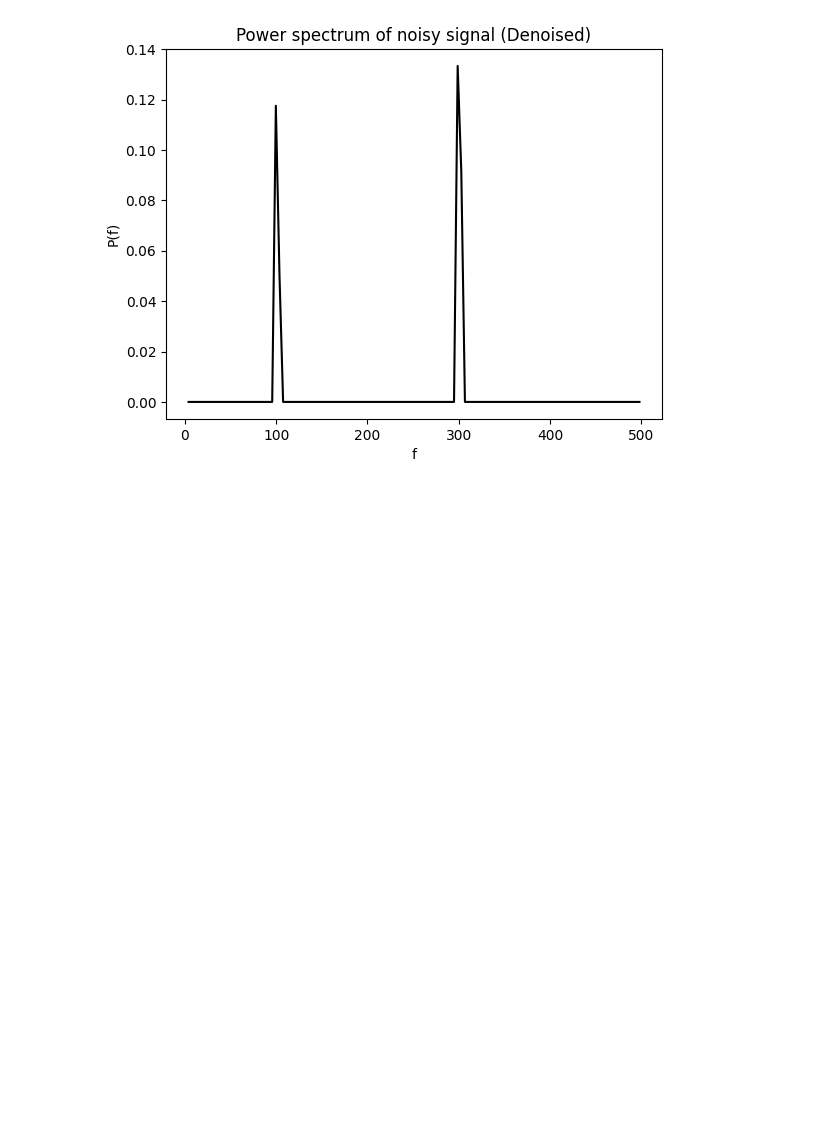
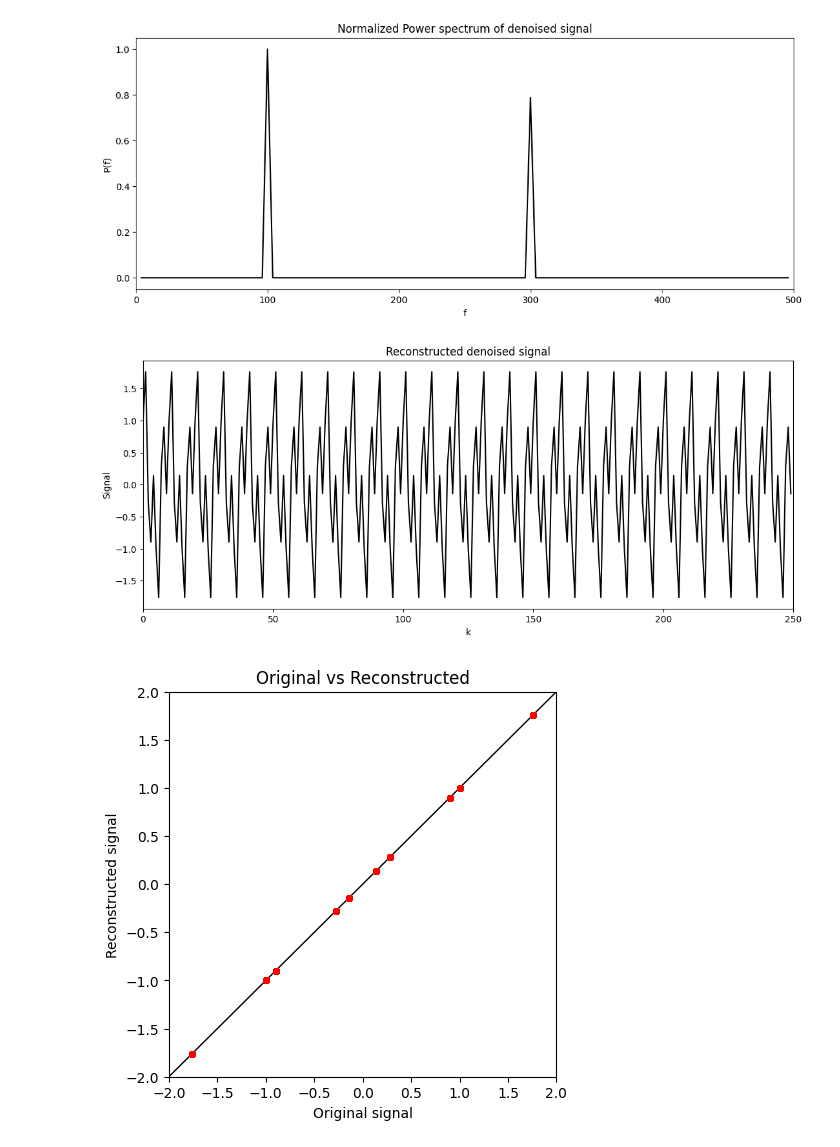
Before and after one commit to chatdanai-s/miscellaneous, a Jupyter notebook: signal processing/denoising.ipynb, the cells around one changed output. Saved outputs shown, nothing was run; the diff lists cells and outputs as text; code cells hidden in the pictures; blank space fills up the shorter version.

Commit message:
Update denoising

```diff
--- a/signal processing/denoising.ipynb
+++ b/signal processing/denoising.ipynb
@@ -3,7 +3,7 @@ import numpy as np
 import matplotlib.pyplot as plt
 # %%
 # Create Sample signal
-k = np.arange(0, 251)
+k = np.arange(0, 250)
 F1 = 300
 F2 = 100
 fs = 1000
@@ -54,12 +54,33 @@ plt.show()
 # %%
-# Denoising filter
-threshold = 0.05
+# Denoising and denoised signal reconstruction
+threshold = 0.10
 power_denoised = np.where(power < threshold, 0, power)
-power_denoised = power_denoised
+power_denoised = power_denoised / np.max(power_denoised)
 
+plt.figure(figsize=(13, 5))
 plt.plot(pfreq, power_denoised, color='black')
-plt.title('Power spectrum of noisy signal (Denoised)')
+plt.title('Normalized Power spectrum of denoised signal')
 plt.xlabel('f'); plt.ylabel('P(f)')
+plt.xlim(0, 500)
 plt.show()
+
+Farr = pfreq[power_denoised >= threshold]
+signal_recon = np.sin(2 * Farr[1]/fs * np.pi * k) + np.cos(2 * Farr[0]/fs * np.pi * k)
+plt.figure(figsize=(13, 5))
+plt.plot(k, signal_recon, color='black', zorder=1)
+plt.title('Reconstructed denoised signal')
+plt.xlabel('k'); plt.ylabel('Signal')
+plt.xlim(0, 250)
+plt.show()
+
+plt.figure(figsize=(5,5))
+plt.plot([-2,2], [-2,2], lw=1, color='black', zorder=0)
+plt.scatter(signal, signal_recon, color='red', s=15)
+plt.title('Original vs Reconstructed')
+plt.xlabel('Original signal'); plt.ylabel('Reconstructed signal')
+plt.xlim(-2, 2); plt.ylim(-2, 2);
+plt.show()
 # %% [output]
-[figure, old version]
+[figure, new version]
+[figure, added]
+[figure, added]
```
Also changed, not shown: parts of 2 cells of this notebook.
